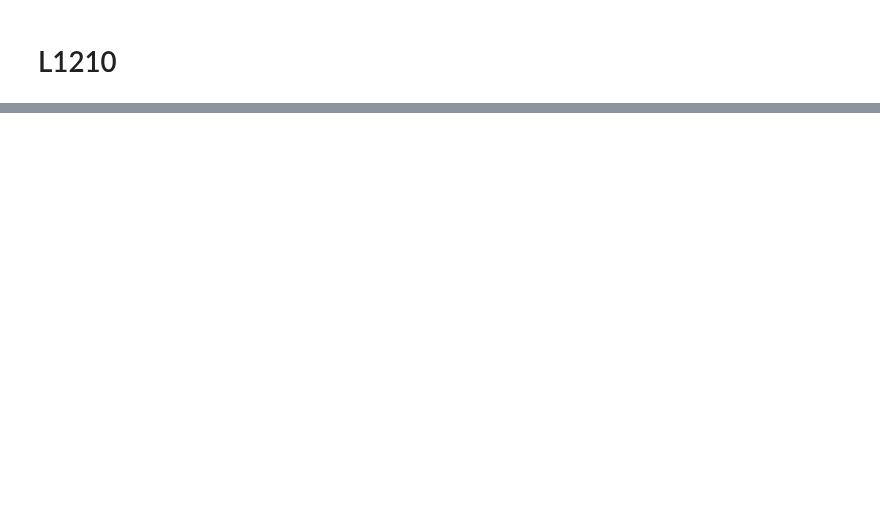
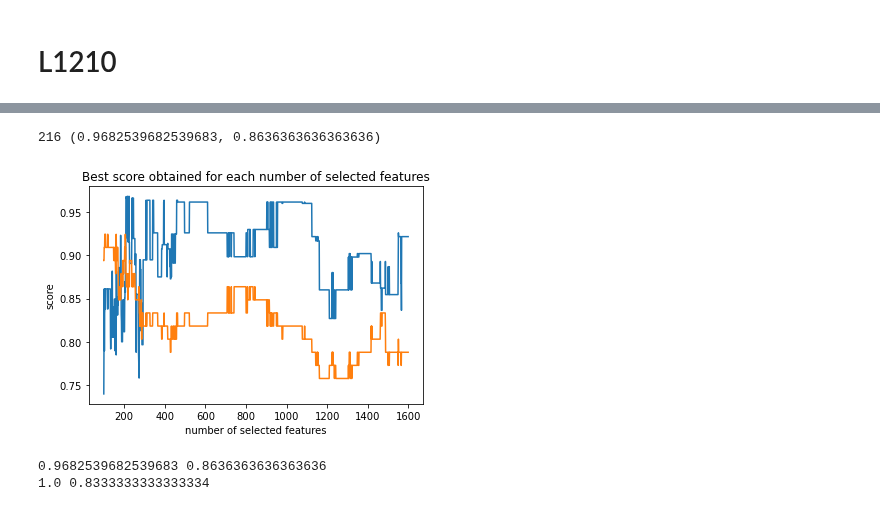
Before and after one commit to alexiaDorm/Memory_genes, a Jupyter notebook: src/feat_selec_exons/CD8-L1210.ipynb, the cells around one changed output, grey strips where cells are left out. Cells and saved outputs as stored; diff of their text form; code cells hidden in the pictures; blank space fills up the shorter version.

```diff
--- a/src/feat_selec_exons/CD8-L1210.ipynb
+++ b/src/feat_selec_exons/CD8-L1210.ipynb
@@ -101,9 +108,12 @@ model = EnsemblingHierarchical(np.unique(y),compute_precision,True,subsets = sub
 result  = model.fit_predict(X = x_subset, y= y)
 print(model.score_, model.recovery)
 # %%
-N = np.arange(1000,1500,1)
-best_subset, best_score = ANOVA(y, norm, FamiliesClusters, compute_recovery,True, N, plot=True)
+N = np.arange(100,1600,1)
+best_subset, best_score = ANOVA(y, norm, FamiliesClusters, compute_precision,True, N, plot=True)
 print(len(best_subset), best_score)
+# %% [output]
+216 (0.9682539682539683, 0.8636363636363636)
+[figure, added]
 # %%
 #Predict and evaluate on whole data  set
 model = FamiliesClusters(np.unique(y),compute_precision,True)
@@ -117,4 +127,7 @@ subsets = subsampling_genes(subset, 101, 0.25)
 model = EnsemblingHierarchical(np.unique(y),compute_precision,True,subsets = subsets, ensembling='voting', threshold_voting = 0.5)
 result  = model.fit_predict(X = x_subset, y= y)
 print(model.score_, model.recovery)
+# %% [output]
+0.9682539682539683 0.8636363636363636
+1.0 0.8333333333333334
 # %%
```
Also changed, not shown: parts of 7 cells of this notebook, 4 other files.
